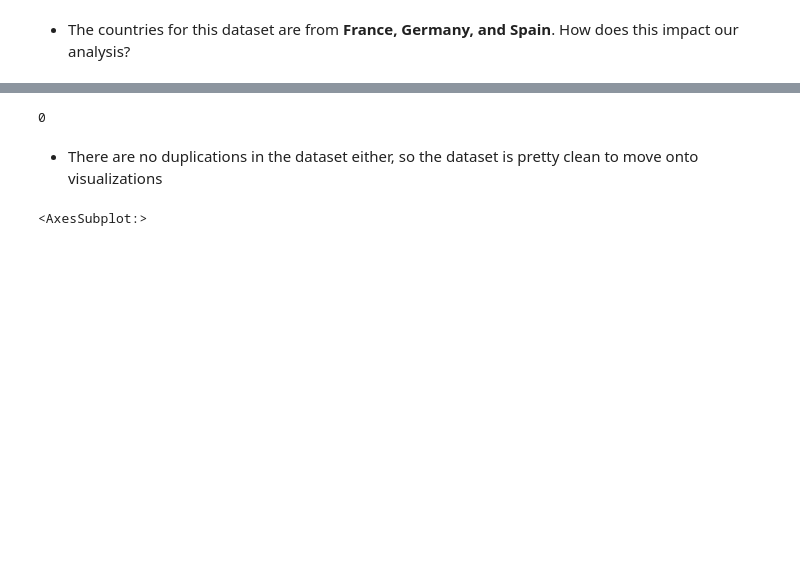
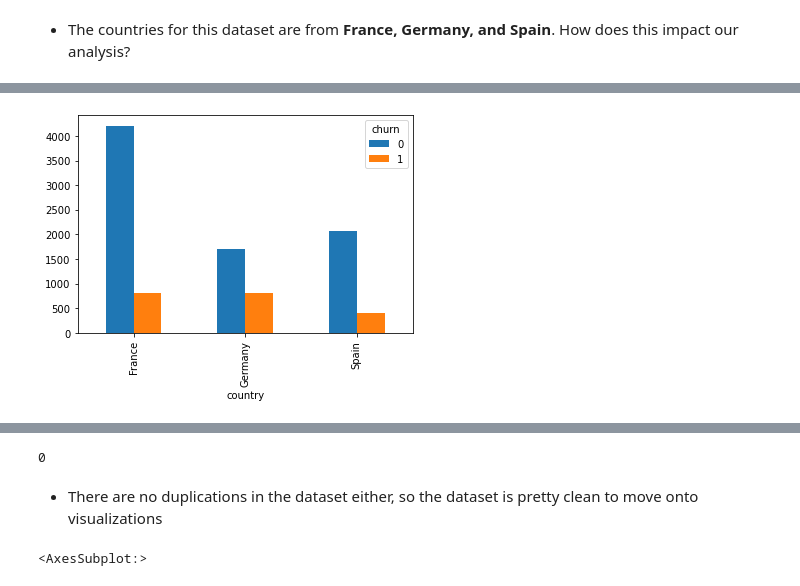
Before and after one commit to kkiepek/Predicting-Bank-Customer-Churn, a Jupyter notebook: Bank Churn EDA + Modeling.ipynb, the cells around one changed output, grey strips where cells are left out. Cells and saved outputs as stored; diff of their text form; code cells hidden in the pictures; blank space fills up the shorter version.

```diff
--- a/Bank Churn EDA + Modeling.ipynb
+++ b/Bank Churn EDA + Modeling.ipynb
@@ -100,0 +111,4 @@ Name: gender, dtype: int64
+# %%
+df.groupby(["country", "churn"]).size().unstack(level=1).plot(kind='bar');
+# %% [output]
+[figure, added]
```
Also changed, not shown: parts of 25 cells of this notebook.
